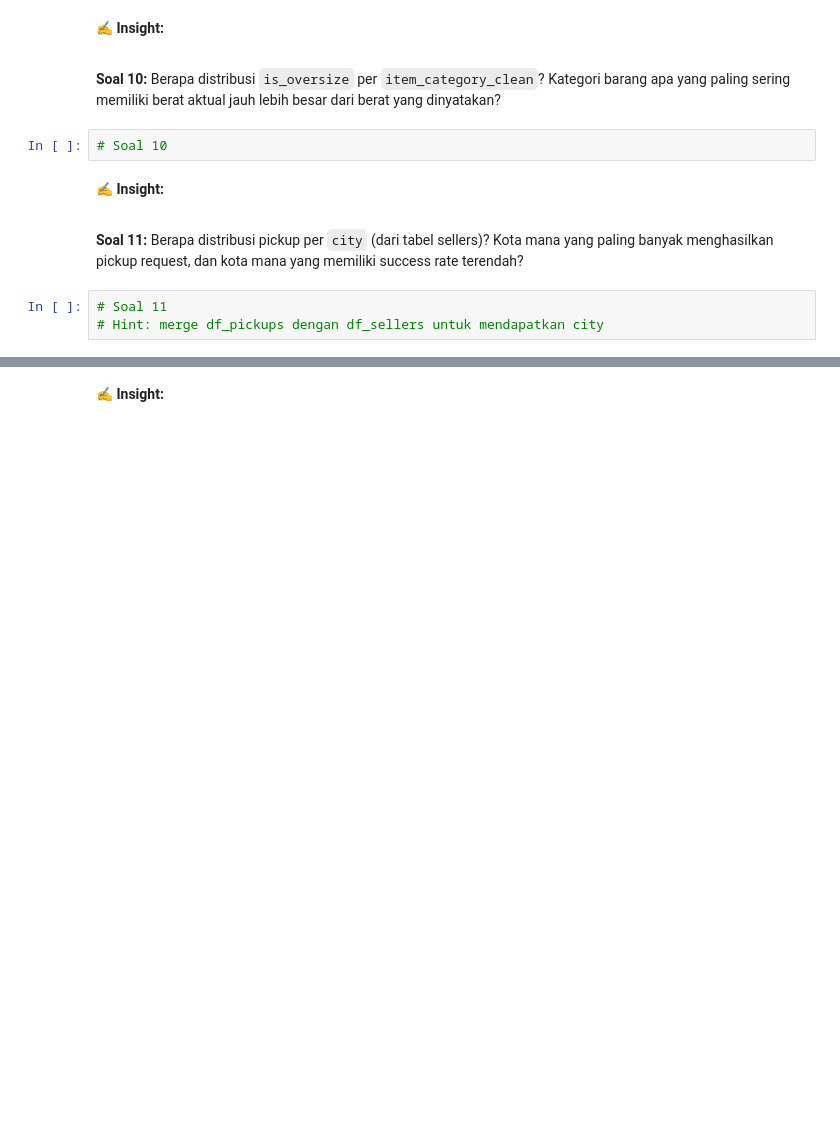
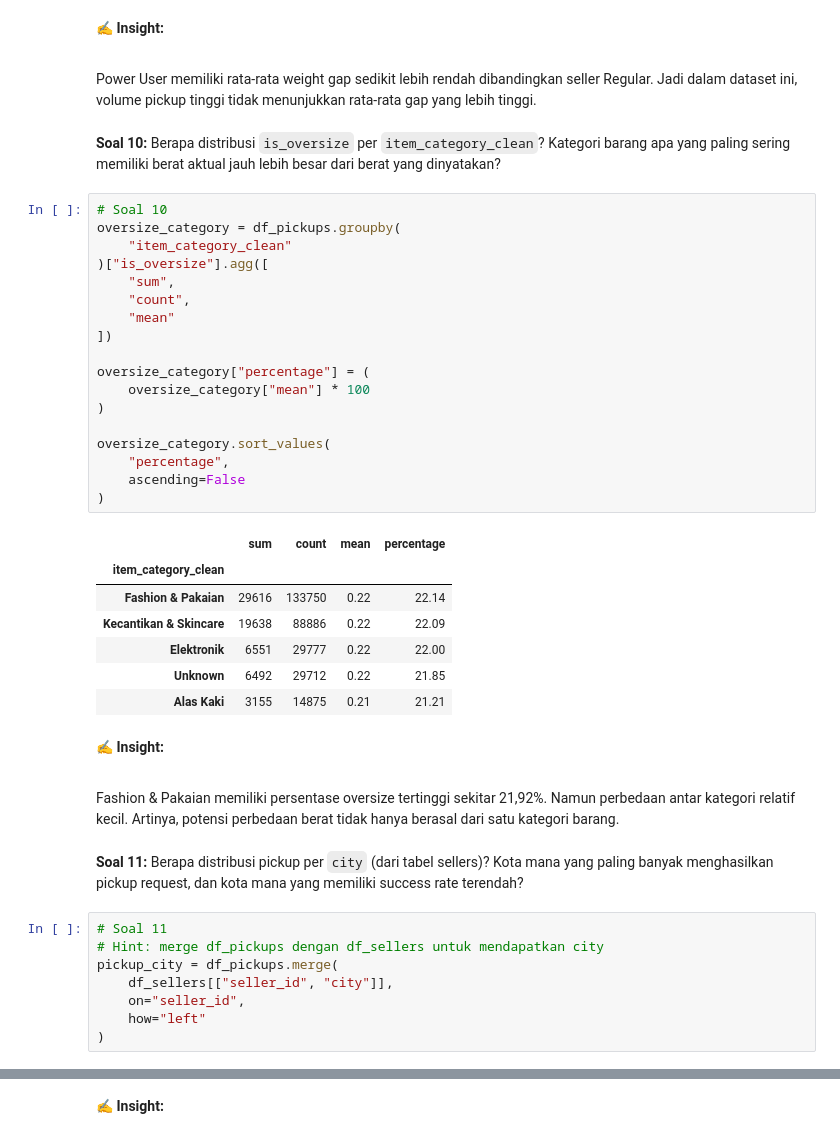
Before and after one commit to naufalarkan2004-spec/data_analysis_report_sicepat, a Jupyter notebook: m2_project_sicepat_RaffyReyhan.ipynb, the cells around one changed output, grey strips where cells are left out. Cells and saved outputs as stored; diff of their text form; blank space fills up the shorter version.

```diff
--- a/m2_project_sicepat_RaffyReyhan.ipynb
+++ b/m2_project_sicepat_RaffyReyhan.ipynb
@@ -950,16 +1306,49 @@ df_pickups["request_hour"] = (
 **✍️ Insight:**
 
 >
+# %% [markdown]
+Power User memiliki rata-rata weight gap sedikit lebih rendah dibandingkan seller Regular. Jadi dalam dataset ini, volume pickup tinggi tidak menunjukkan rata-rata gap yang lebih tinggi.
 # %% [markdown]
 **Soal 10:** Berapa distribusi `is_oversize` per `item_category_clean`? Kategori barang apa yang paling sering memiliki berat aktual jauh lebih besar dari berat yang dinyatakan?
-# %%
-# Soal 10
+# %%
+# Soal 10
+oversize_category = df_pickups.groupby(
+    "item_category_clean"
+)["is_oversize"].agg([
+    "sum",
+    "count",
+    "mean"
+])
+
+oversize_category["percentage"] = (
+    oversize_category["mean"] * 100
+)
+
+oversize_category.sort_values(
+    "percentage",
+    ascending=False
+)
+# %% [output]
+|  | sum | count | mean | percentage |
+| item_category_clean |  |  |  |  |
+| Fashion & Pakaian | 29616 | 133750 | 0.22 | 22.14 |
+| Kecantikan & Skincare | 19638 | 88886 | 0.22 | 22.09 |
+| Elektronik | 6551 | 29777 | 0.22 | 22.00 |
+| Unknown | 6492 | 29712 | 0.22 | 21.85 |
+| Alas Kaki | 3155 | 14875 | 0.21 | 21.21 |
 # %% [markdown]
 **✍️ Insight:**
 
 >
+# %% [markdown]
+Fashion & Pakaian memiliki persentase oversize tertinggi sekitar 21,92%. Namun perbedaan antar kategori relatif kecil. Artinya, potensi perbedaan berat tidak hanya berasal dari satu kategori barang.
 # %% [markdown]
 **Soal 11:** Berapa distribusi pickup per `city` (dari tabel sellers)? Kota mana yang paling banyak menghasilkan pickup request, dan kota mana yang memiliki success rate terendah?
 # %%
 # Soal 11
 # Hint: merge df_pickups dengan df_sellers untuk mendapatkan city
+pickup_city = df_pickups.merge(
+    df_sellers[["seller_id", "city"]],
+    on="seller_id",
+    how="left"
+)
```
Also changed, not shown: parts of 62 cells of this notebook.
